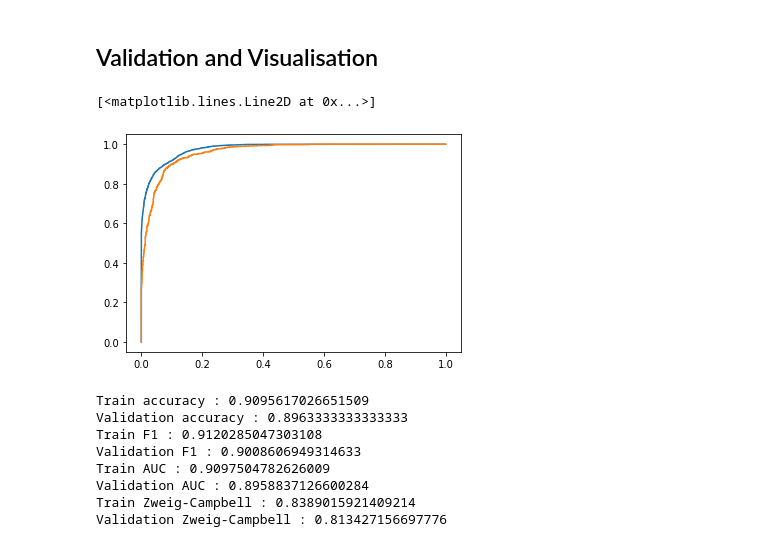
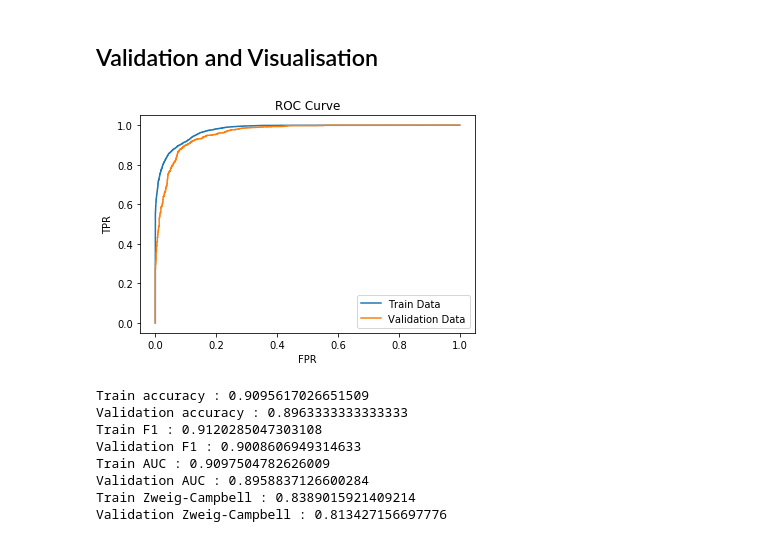
Before and after one commit to MatePocs/hotel_reserve_cancellations, a Jupyter notebook: 02_modelling.ipynb, the cells around one changed output. Cells and saved outputs as stored; diff of their text form; code cells hidden in the pictures.

```diff
--- a/02_modelling.ipynb
+++ b/02_modelling.ipynb
@@ -655,12 +632,16 @@ y_valid_prediction_probabilities_rcfgs = \
 
 fpr_valid_rcfgs, tpr_valid_rcfgs, thresholds_valid_rcfgs = \
     roc_curve(y_valid_dtree, y_valid_prediction_probabilities_rcfgs[:,1])
-# %%
-plt.plot(fpr_train_rcfgs, tpr_train_rcfgs)
-plt.plot(fpr_valid_rcfgs, tpr_valid_rcfgs)
-# %% [output]
-[<matplotlib.lines.Line2D at 0x...>]
-[figure, removed]
+# %%
+plt.plot(fpr_train_rcfgs, tpr_train_rcfgs, label = 'Train Data')
+plt.plot(fpr_valid_rcfgs, tpr_valid_rcfgs, label = 'Validation Data')
+plt.xlabel('FPR')
+plt.ylabel('TPR')
+plt.title('ROC Curve')
+plt.legend()
+plt.show()
+# %% [output]
+[figure, added]
 # %%
 y_valid_prediction_rcfgs = \
     (y_valid_prediction_probabilities_rcfgs[:,1] > chosen_threshold_rcfgs) * 1
```
Also changed, not shown: parts of 44 cells of this notebook, 2 other files.
